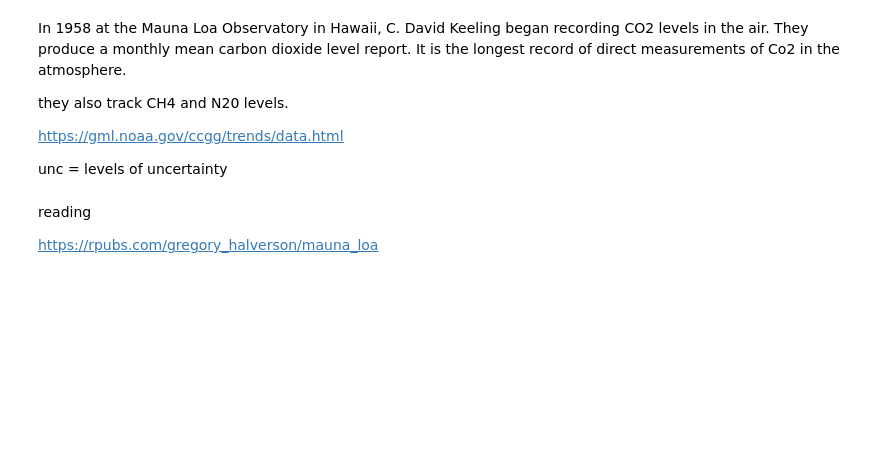
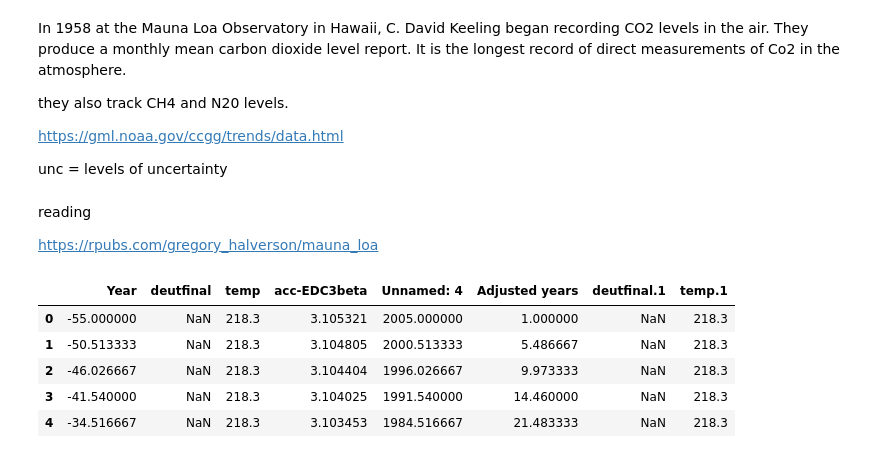
Before and after one commit to Kevin002023/PFDA--Climate-Project, a Jupyter notebook: PFDA-Project-2.ipynb, the cells around one changed output. Drawn from its saved outputs; the diff is of its cells as text; code cells hidden in the pictures; blank space fills up the shorter version.

```diff
--- a/PFDA-Project-2.ipynb
+++ b/PFDA-Project-2.ipynb
@@ -28,0 +34,9 @@ https://rpubs.com/gregory_halverson/mauna_loa
+# %%
+new_temp.head()
+# %% [output]
+|  | Year | deutfinal | temp | acc-EDC3beta | Unnamed: 4 | Adjusted years | deutfinal.1 | temp.1 |
+| 0 | -55.000000 | NaN | 218.3 | 3.105321 | 2005.000000 | 1.000000 | NaN | 218.3 |
+| 1 | -50.513333 | NaN | 218.3 | 3.104805 | 2000.513333 | 5.486667 | NaN | 218.3 |
+| 2 | -46.026667 | NaN | 218.3 | 3.104404 | 1996.026667 | 9.973333 | NaN | 218.3 |
+| 3 | -41.540000 | NaN | 218.3 | 3.104025 | 1991.540000 | 14.460000 | NaN | 218.3 |
+| 4 | -34.516667 | NaN | 218.3 | 3.103453 | 1984.516667 | 21.483333 | NaN | 218.3 |
```
Also changed, not shown: parts of 4 cells of this notebook, 3 other files.
